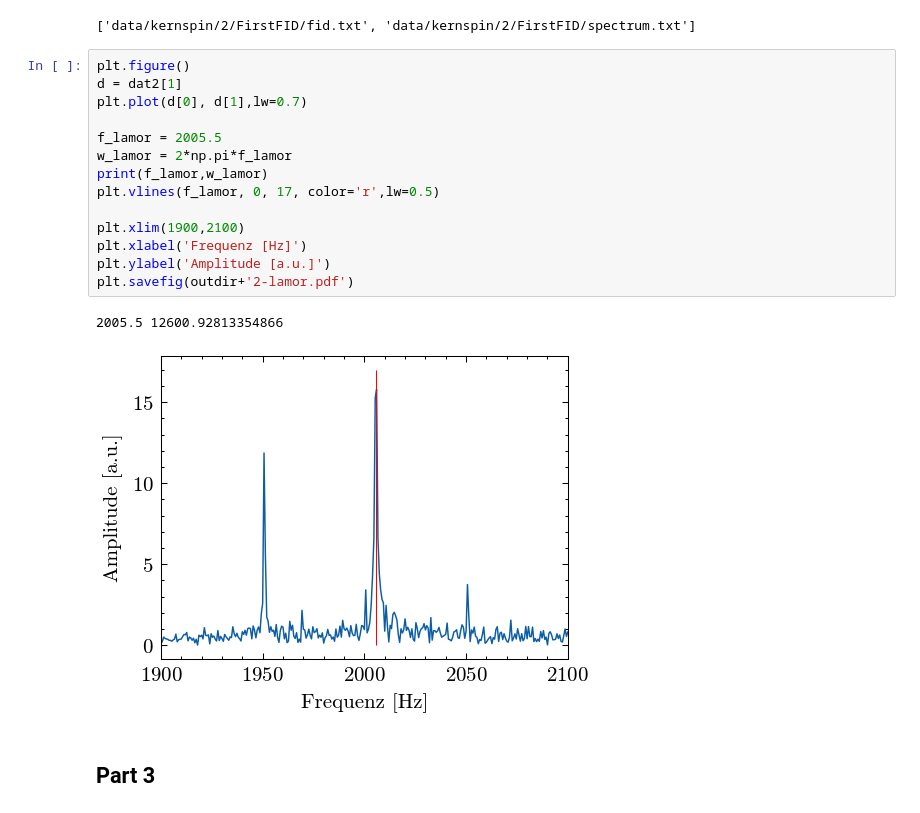
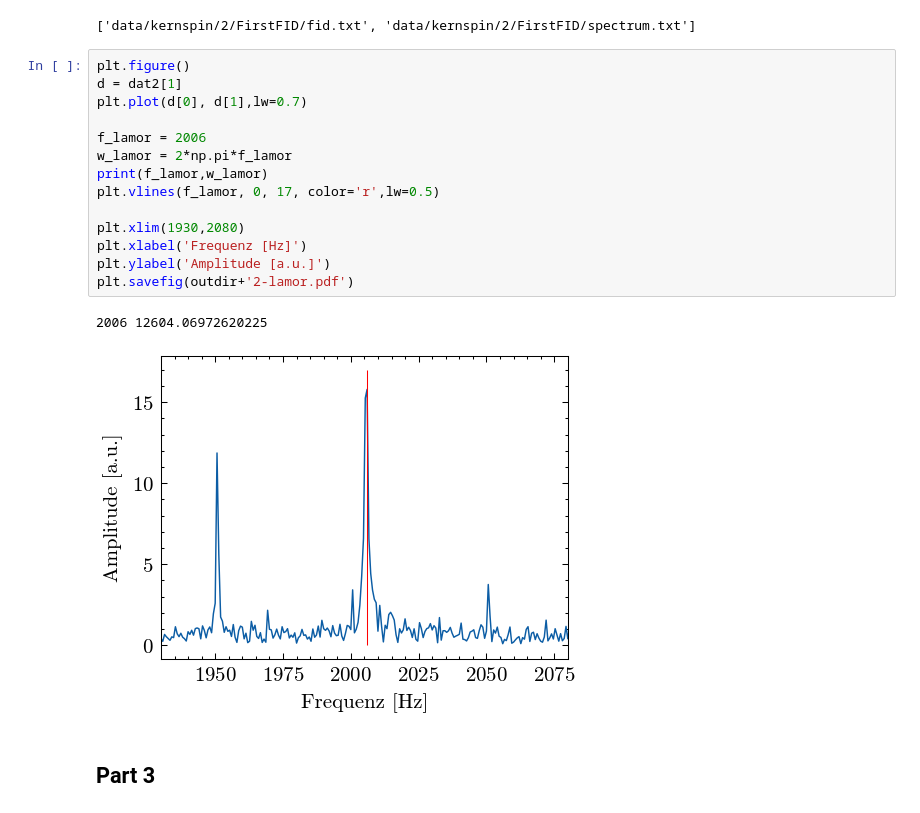
Before and after one commit to emhl/FP2, a Jupyter notebook: kernspin.ipynb, the cells around one changed output. Cells and saved outputs as stored; diff of their text form.

```diff
--- a/kernspin.ipynb
+++ b/kernspin.ipynb
@@ -65,20 +65,20 @@ files2
 # %%
 plt.figure()
 d = dat2[1]
 plt.plot(d[0], d[1],lw=0.7)
 
-f_lamor = 2005.5
+f_lamor = 2006
 w_lamor = 2*np.pi*f_lamor
 print(f_lamor,w_lamor)
 plt.vlines(f_lamor, 0, 17, color='r',lw=0.5)
 
-plt.xlim(1900,2100)
+plt.xlim(1930,2080)
 plt.xlabel('Frequenz [Hz]')
 plt.ylabel('Amplitude [a.u.]')
 plt.savefig(outdir+'2-lamor.pdf')
 # %% [output]
-2005.5 12600.92813354866
+2006 12604.06972620225
-[figure, old version]
+[figure, new version]
 # %% [markdown]
 ## Part 3
 # %%
```
Also changed, not shown: parts of 15 cells of this notebook.
